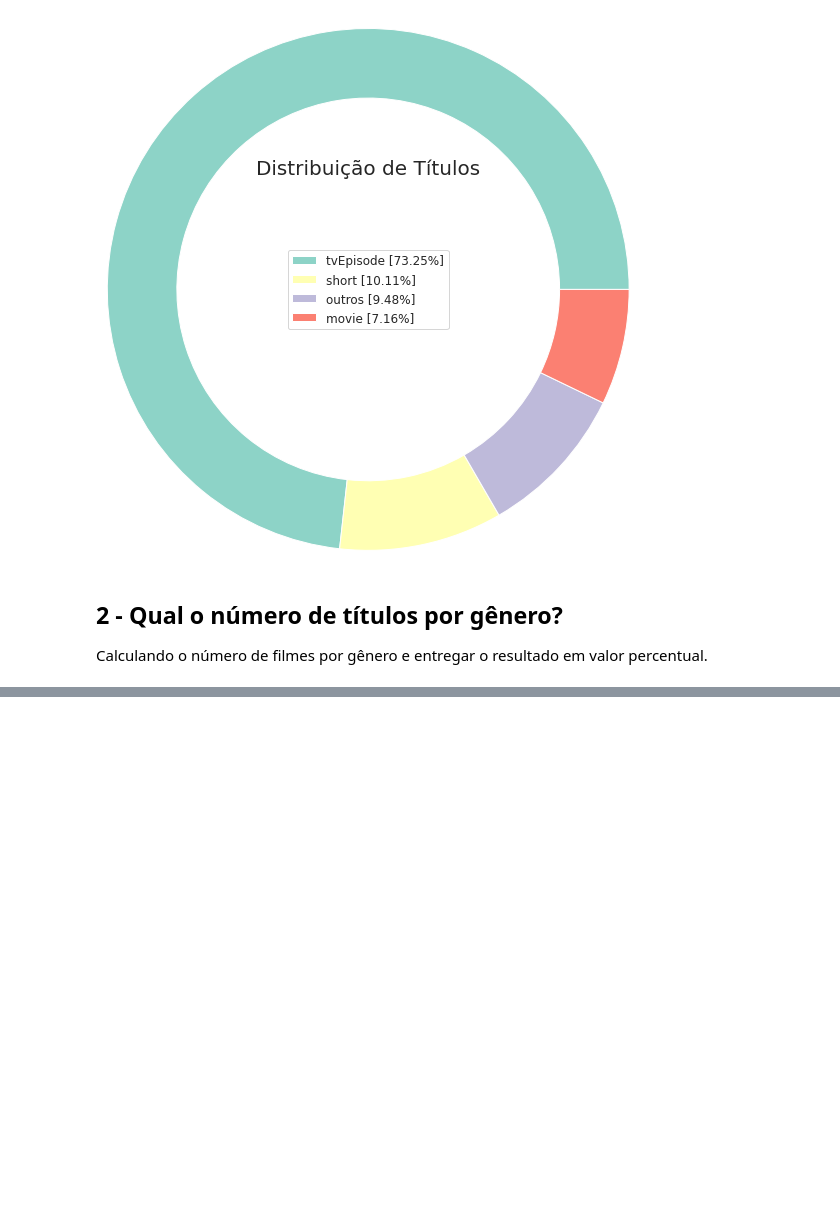
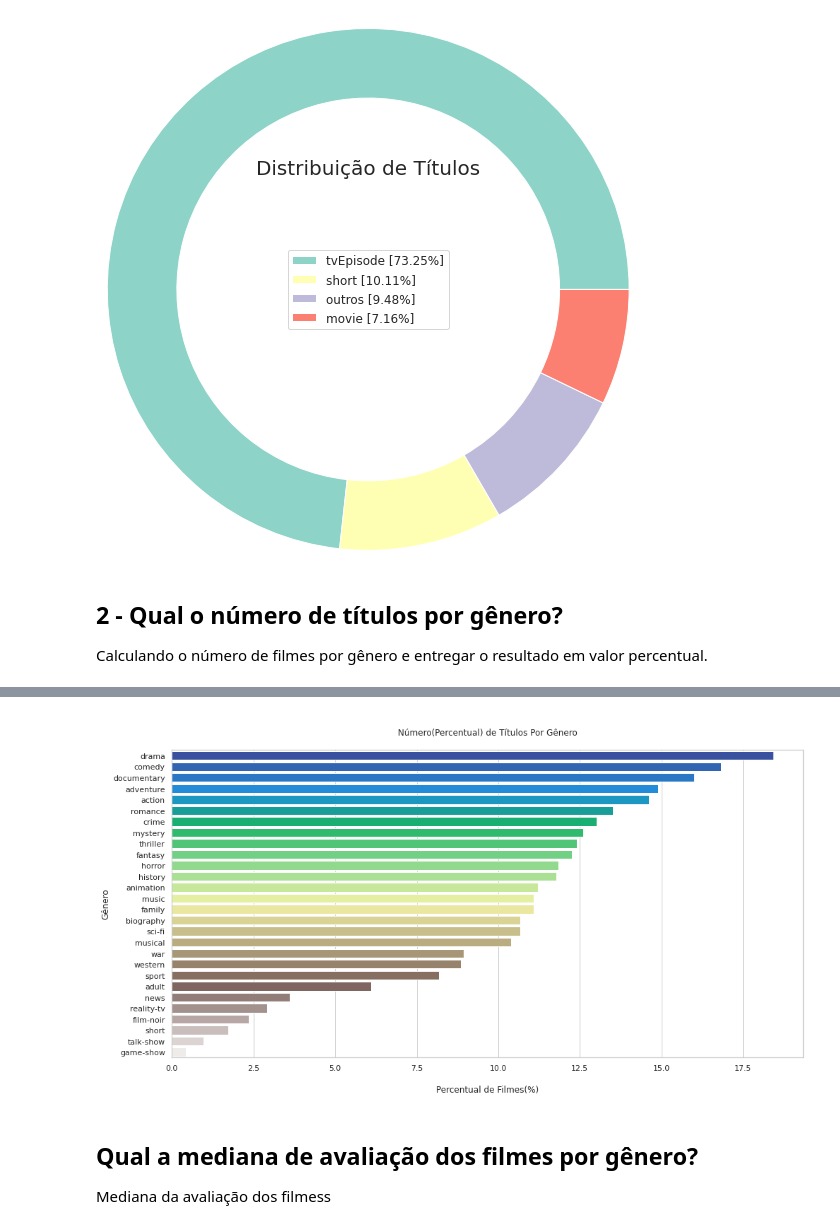
Before and after one commit to saul-rocha/Data_science_imdb, a Jupyter notebook: mini-projeto-imdb.ipynb, the cells around one changed output, grey strips where cells are left out. Saved outputs shown, nothing was run; the diff lists cells and outputs as text; code cells hidden in the pictures; blank space fills up the shorter version.

```diff
--- a/mini-projeto-imdb.ipynb
+++ b/mini-projeto-imdb.ipynb
@@ -219,0 +265,5 @@ Calculando o número de filmes por gênero e entregar o resultado em valor perce
+# %%
+# retornando os gêneros únicos
+generos_uni = vetor.get_feature_names()
+# %%
+generos = pd.DataFrame(bag_generos.todense(), columns = generos_uni, index = temp.index)
@@ -219,0 +290,6 @@ Calculando o número de filmes por gênero e entregar o resultado em valor perce
+# %%
+#removendo a coluna 18
+generos = generos.drop(columns='n', axis=0)
+# %%
+#calculando o percentual
+gen_percent = 100 * pd.Series(generos.sum()).sort_values(ascending=False) / generos.shape[0]
@@ -219,0 +310,14 @@ Calculando o número de filmes por gênero e entregar o resultado em valor perce
+# %%
+#Plot
+# Mostrando os dados em gráfico
+plt.figure(figsize = (16,8))
+sns.barplot(x = gen_percent.values, y = gen_percent.index, orient="h", palette="terrain")
+plt.ylabel("Gênero")
+plt.xlabel("\nPercentual de Filmes(%)")
+plt.title("\nNúmero(Percentual) de Títulos Por Gênero\n")
+plt.show()
+# %% [output]
+[figure, added]
+# %% [markdown]
+## Qual a mediana de avaliação dos filmes por gênero?
+Mediana da avaliação dos filmess
```
Also changed, not shown: parts of 26 cells of this notebook.
